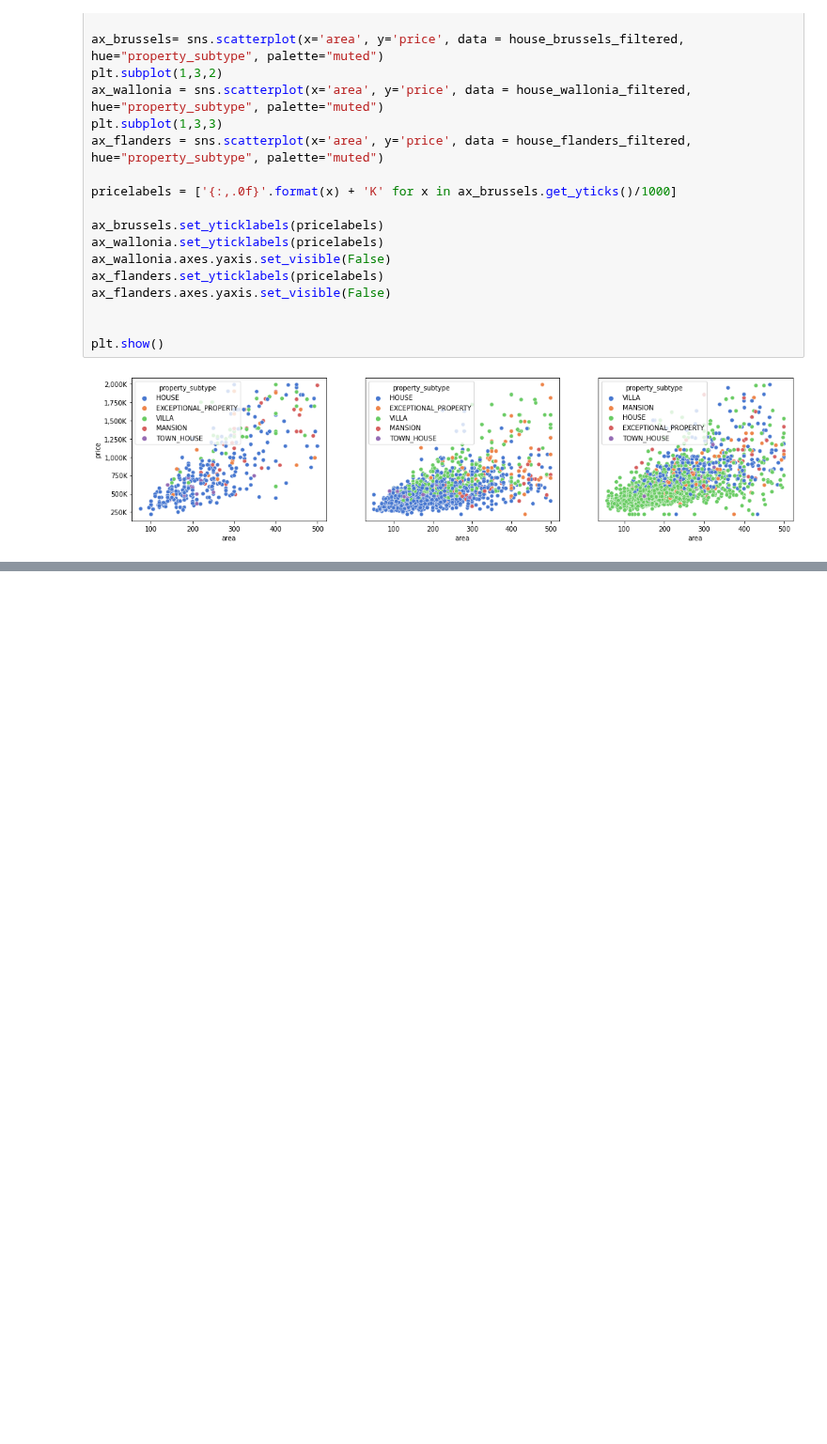
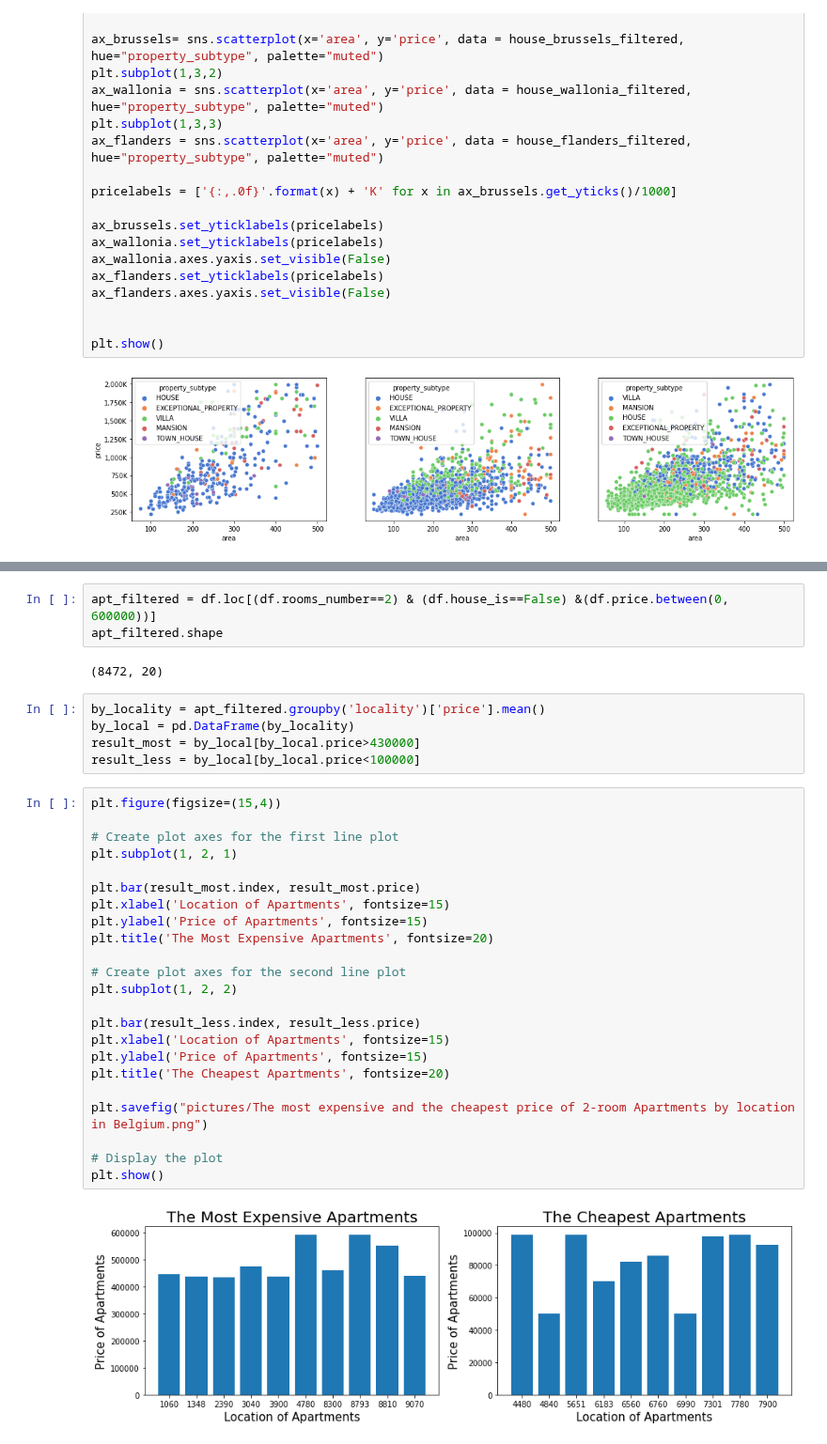
Before and after one commit to phfimmers/Data_visualization, a Jupyter notebook: Correlations/emre_plot.ipynb, the cells around one changed output, grey strips where cells are left out. Shown at 94% size. Drawn from its saved outputs; the diff is of its cells as text; blank space fills up the shorter version.

```diff
--- a/Correlations/emre_plot.ipynb
+++ b/Correlations/emre_plot.ipynb
@@ -314,0 +328,35 @@ plt.show()
+# %%
+apt_filtered = df.loc[(df.rooms_number==2) & (df.house_is==False) &(df.price.between(0, 600000))]
+apt_filtered.shape
+# %% [output]
+(8472, 20)
+# %%
+by_locality = apt_filtered.groupby('locality')['price'].mean()
+by_local = pd.DataFrame(by_locality)
+result_most = by_local[by_local.price>430000]
+result_less = by_local[by_local.price<100000]
+# %%
+plt.figure(figsize=(15,4))
+
+# Create plot axes for the first line plot
+plt.subplot(1, 2, 1)
+
+plt.bar(result_most.index, result_most.price)
+plt.xlabel('Location of Apartments', fontsize=15)
+plt.ylabel('Price of Apartments', fontsize=15)
+plt.title('The Most Expensive Apartments', fontsize=20)
+
+# Create plot axes for the second line plot
+plt.subplot(1, 2, 2)
+
+plt.bar(result_less.index, result_less.price)
+plt.xlabel('Location of Apartments', fontsize=15)
+plt.ylabel('Price of Apartments', fontsize=15)
+plt.title('The Cheapest Apartments', fontsize=20)
+
+plt.savefig("pictures/The most expensive and the cheapest price of 2-room Apartments by location in Belgium.png")
+
+# Display the plot
+plt.show()
+# %% [output]
+[figure, added]
```
Also changed, not shown: parts of 5 cells of this notebook, 5 other files.
